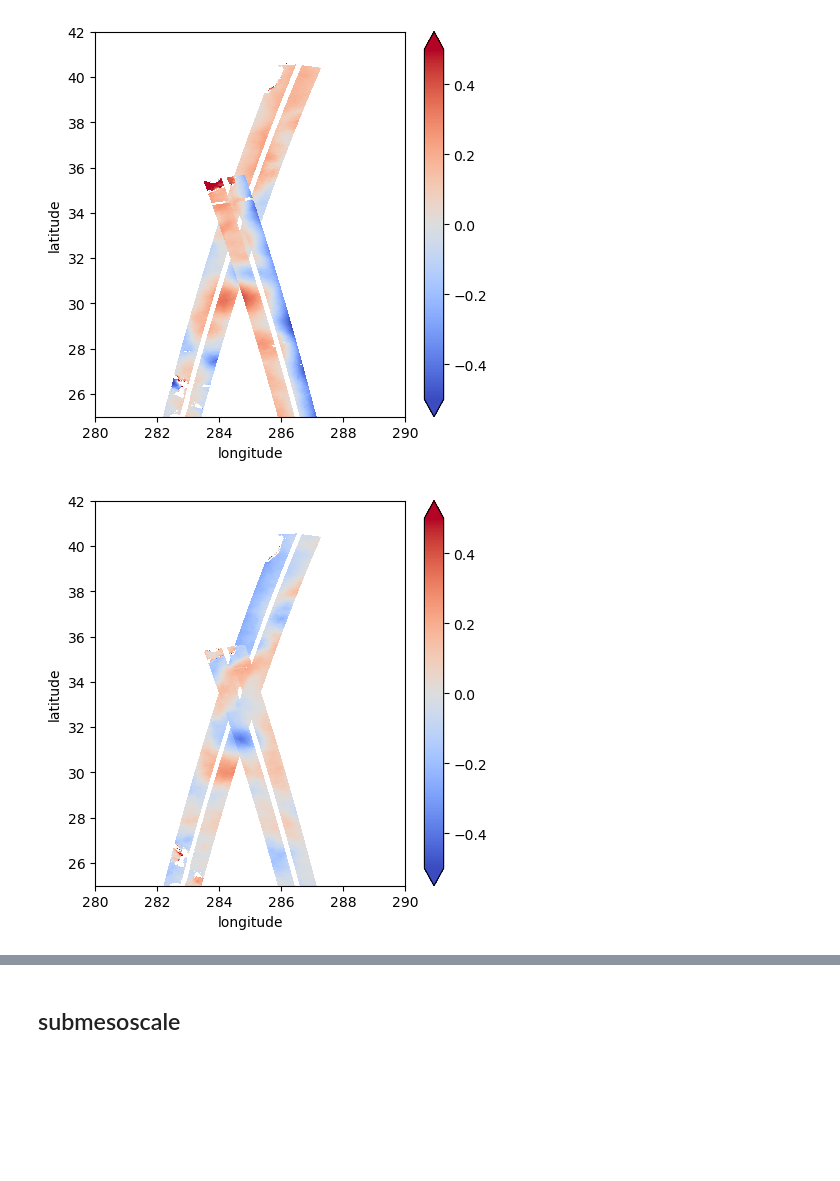
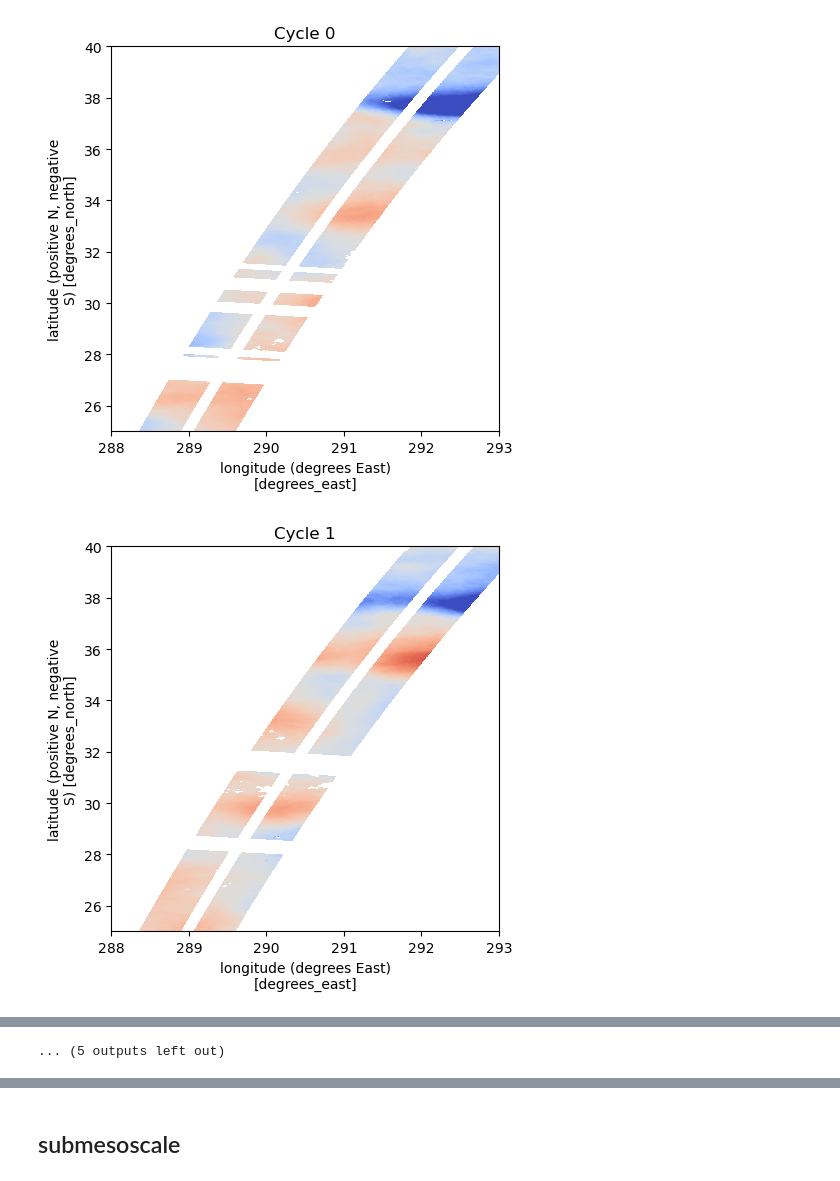
Before and after one commit to zcasparco/SWOT_UHH, a Jupyter notebook: dev/Untitled2.ipynb, the cells around one changed output, grey strips where cells are left out. Cells and saved outputs as stored; diff of their text form; code cells hidden in the pictures; blank space fills up the shorter version.

```diff
--- a/dev/Untitled2.ipynb
+++ b/dev/Untitled2.ipynb
@@ -15,7 +15,7 @@ from swot_analysis import plotting
 #data_dir = "/Users/zoecas/Documents/data/SWOT_L2_LR_SSH_BASIC_D_D-20260603_062409/"
 if True:
     data_dir = Path('/Users/zoecas/Documents/data/')
-    files = list(sorted(data_dir.glob('SWOT_341/SWOT_L2_LR_SSH_*.nc')))
-    files_bis = list(sorted(data_dir.glob('SWOT_354/SWOT_L2_LR_SSH_*.nc')))
+    files = list(sorted(data_dir.glob('SWOT_563/SWOT_L2_LR_SSH_*.nc')))
+    #files_bis = list(sorted(data_dir.glob('SWOT_354/SWOT_L2_LR_SSH_*.nc')))
     print(f'Found {len(list(files))} files')
 # %% [output]
@@ -29,8 +44,14 @@ files
 #Combining netCDF files in xarray datasets
 datasets = [xr.open_dataset(f) for f in files] #opening files
 datasets = [d.where(np.abs(d.ssha_karin)<2.5) for d in datasets] # Removing abnormal values
-datasets_bis = [xr.open_dataset(f) for f in files_bis] #opening files
-datasets_bis = [d.where(np.abs(d.ssha_karin)<2.5) for d in datasets_bis] # Removing abnormal values
+# True if crossover (two passes)
+if False:
+    datasets_bis = [xr.open_dataset(f) for f in files_bis] #opening files
+    datasets_bis = [d.where(np.abs(d.ssha_karin)<2.5) for d in datasets_bis] # Removing abnormal values
 #_ds = xr.concat(datasets, dim='cycles') #concatenating along tracks
 # %%
-_ds = xr.combine_nested([datasets,datasets_bis],concat_dim=['passes','cycles'])
+# True if crossover (two passes)
+if True:
+    _ds = xr.concat(datasets,dim='cycles')
+if False:
+    _ds = xr.combine_nested([datasets,datasets_bis],concat_dim=['passes','cycles'])
@@ -48,9 +101,10 @@ Dimensions without coordinates: cycles, passes
 # %%
 for c in _ds.cycles:
     fig,ax=plt.subplots(figsize=(5,5))
-    ssha.sel(cycles=c,passes=0).plot(ax=ax,x='longitude',y='latitude',cmap='coolwarm',vmax=0.5,add_colorbar=False)
-    ssha.sel(cycles=c,passes=1).plot(ax=ax,x='longitude',y='latitude',cmap='coolwarm',vmax=0.5)
-    ax.set_xlim(280,290);ax.set_ylim(25,42)
+    ssha.sel(cycles=c).plot(ax=ax,x='longitude',y='latitude',cmap='coolwarm',vmax=0.5,add_colorbar=False)
+    ax.set_title('Cycle %s'%c.values)
+    #ssha.sel(cycles=c,passes=1).plot(ax=ax,x='longitude',y='latitude',cmap='coolwarm',vmax=0.5)
+    ax.set_xlim(288,293);ax.set_ylim(25,40)
 # %% [output]
-[figure, old version]
+[figure, new version]
-[figure, old version]
+[figure, new version]
@@ -57 +121,2 @@ for c in _ds.cycles:
+... (5 outputs left out)
 # %%
```
Also changed, not shown: parts of 13 cells of this notebook, 8 other files.
